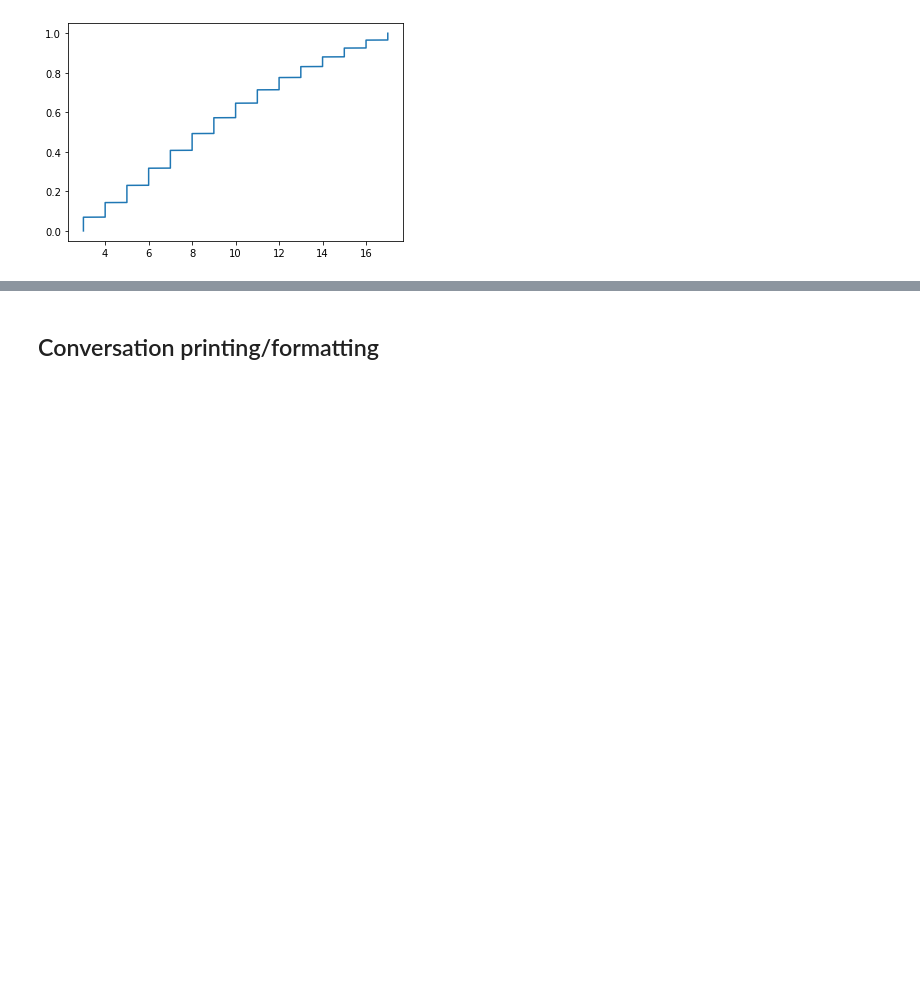
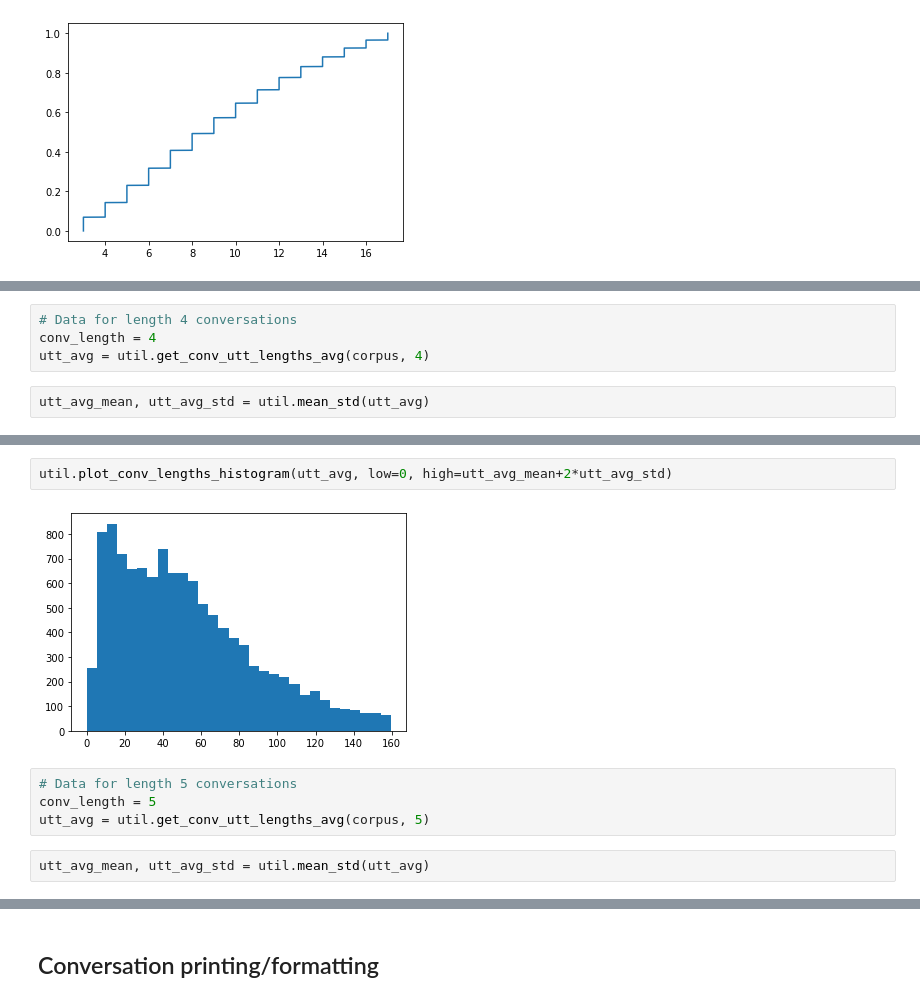
Before and after one commit to davidmkwon/reddit-summarization, a Jupyter notebook: data/travel.ipynb, the cells around one changed output, grey strips where cells are left out. Saved outputs shown, nothing was run; the diff lists cells and outputs as text; blank space fills up the shorter version.

```diff
--- a/data/travel.ipynb
+++ b/data/travel.ipynb
@@ -223,0 +238,6 @@ util.plot_conv_lengths_cdf(conv_lengths, low=0, high=17)
+# %%
+# Data for length 4 conversations
+conv_length = 4
+utt_avg = util.get_conv_utt_lengths_avg(corpus, 4)
+# %%
+utt_avg_mean, utt_avg_std = util.mean_std(utt_avg)
@@ -223,0 +252,10 @@ util.plot_conv_lengths_cdf(conv_lengths, low=0, high=17)
+# %%
+util.plot_conv_lengths_histogram(utt_avg, low=0, high=utt_avg_mean+2*utt_avg_std)
+# %% [output]
+[figure, added]
+# %%
+# Data for length 5 conversations
+conv_length = 5
+utt_avg = util.get_conv_utt_lengths_avg(corpus, 5)
+# %%
+utt_avg_mean, utt_avg_std = util.mean_std(utt_avg)
```
Also changed, not shown: parts of 33 cells of this notebook, 1 other file.
